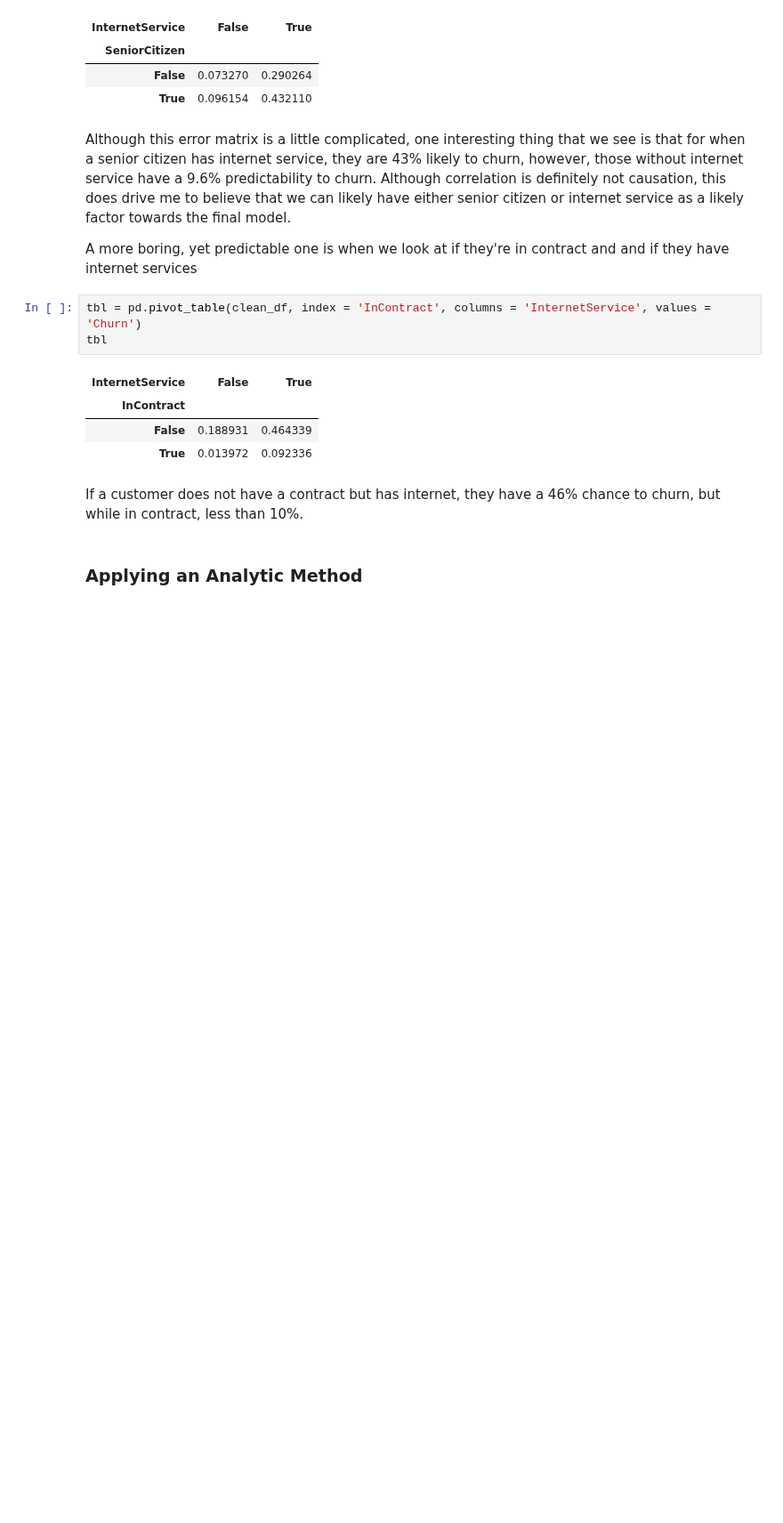
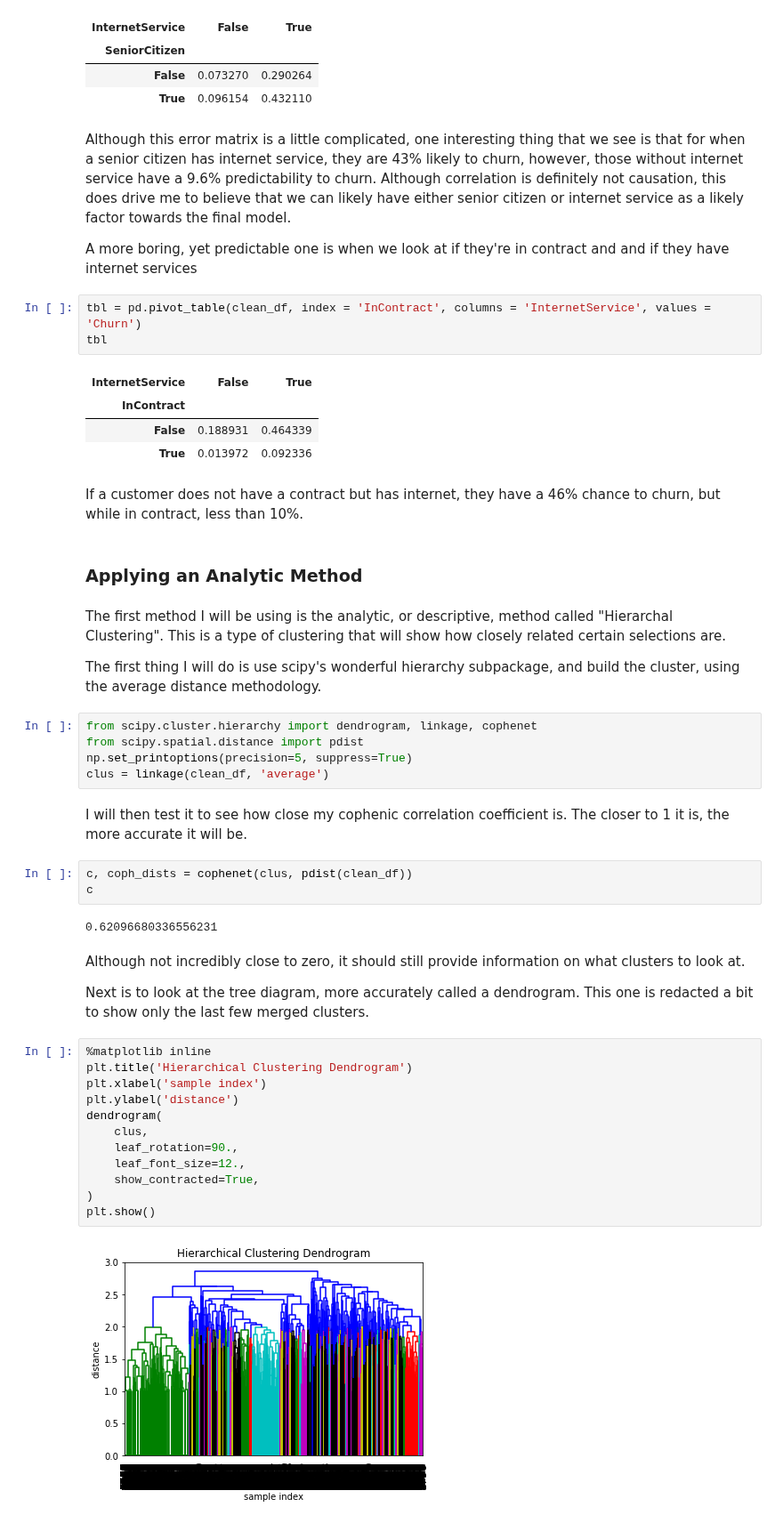
Before and after one commit to ravegrunt/C744-project, a Jupyter notebook: C744 Final Project - Churn.ipynb, the cells around one changed output. Shown at 89% size. Drawn from its saved outputs; the diff is of its cells as text; blank space fills up the shorter version.

```diff
--- a/C744 Final Project - Churn.ipynb
+++ b/C744 Final Project - Churn.ipynb
@@ -288,3 +288,37 @@ tbl
 If a customer does not have a contract but has internet, they have a 46% chance to churn, but while in contract, less than 10%.
 # %% [markdown]
 ### Applying an Analytic Method
+# %% [markdown]
+The first method I will be using is the analytic, or descriptive, method called "Hierarchal Clustering". This is a type of clustering that will show how closely related certain selections are.
+
+The first thing I will do is use scipy's wonderful hierarchy subpackage, and build the cluster, using the average distance methodology.
+# %%
+from scipy.cluster.hierarchy import dendrogram, linkage, cophenet
+from scipy.spatial.distance import pdist
+np.set_printoptions(precision=5, suppress=True)
+clus = linkage(clean_df, 'average')
+# %% [markdown]
+I will then test it to see how close my cophenic correlation coefficient is. The closer to 1 it is, the more accurate it will be.
+# %%
+c, coph_dists = cophenet(clus, pdist(clean_df))
+c
+# %% [output]
+0.62096680336556231
+# %% [markdown]
+Although not incredibly close to zero, it should still provide information on what clusters to look at.
+
+Next is to look at the tree diagram, more accurately called a dendrogram. This one is redacted a bit to show only the last few merged clusters.
+# %%
+%matplotlib inline
+plt.title('Hierarchical Clustering Dendrogram')
+plt.xlabel('sample index')
+plt.ylabel('distance')
+dendrogram(
+    clus,
+    leaf_rotation=90.,
+    leaf_font_size=12.,
+    show_contracted=True,
+)
+plt.show()
+# %% [output]
+[figure, added]
```
Also changed, not shown: parts of 22 cells of this notebook.
